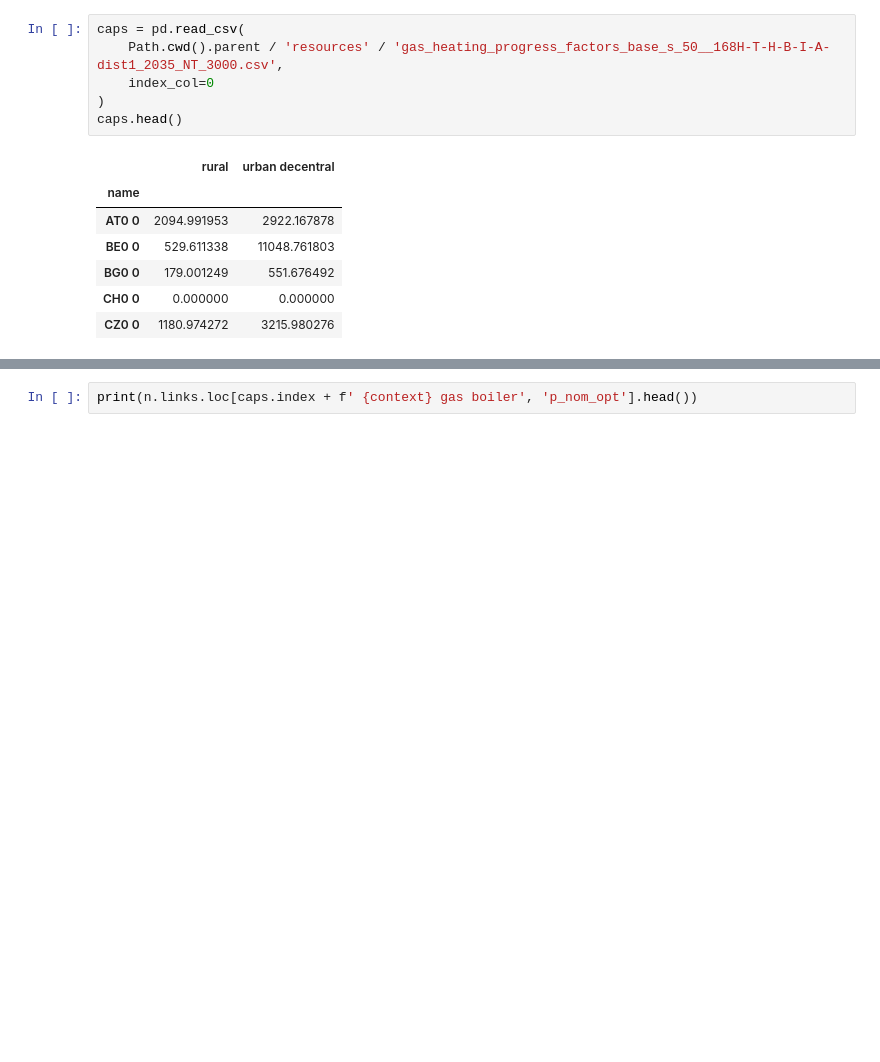
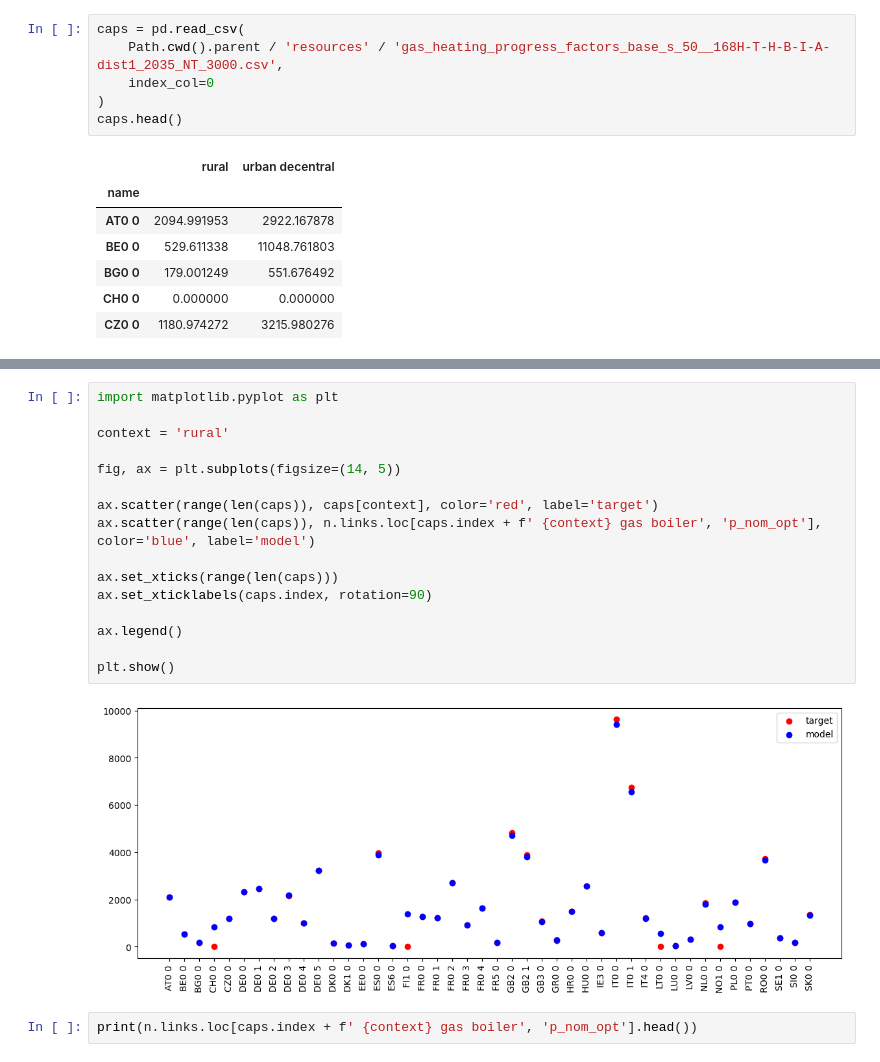
Before and after one commit to LukasFrankenQ/resilient-pypsa-eur, a Jupyter notebook: notebooks/fix_heating.ipynb, the cells around one changed output, grey strips where cells are left out. Cells and saved outputs as stored; diff of their text form; blank space fills up the shorter version.

```diff
--- a/notebooks/fix_heating.ipynb
+++ b/notebooks/fix_heating.ipynb
@@ -282,3 +291,21 @@ plt.show()
+# %%
+import matplotlib.pyplot as plt
+
+context = 'rural'
+
+fig, ax = plt.subplots(figsize=(14, 5))
+
+ax.scatter(range(len(caps)), caps[context], color='red', label='target')
+ax.scatter(range(len(caps)), n.links.loc[caps.index + f' {context} gas boiler', 'p_nom_opt'], color='blue', label='model')
+
+ax.set_xticks(range(len(caps)))
+ax.set_xticklabels(caps.index, rotation=90)
+
+ax.legend()
+
+plt.show()
+# %% [output]
+[figure, added]
 # %%
 print(n.links.loc[caps.index + f' {context} gas boiler', 'p_nom_opt'].head())
 # %% [output]
```
Also changed, not shown: parts of 4 cells of this notebook, 6 other files.
